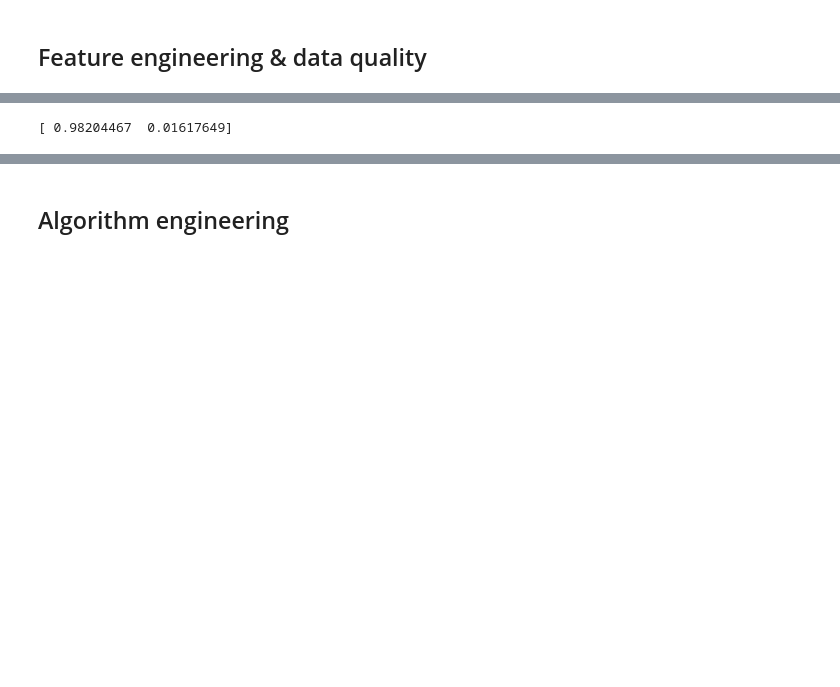
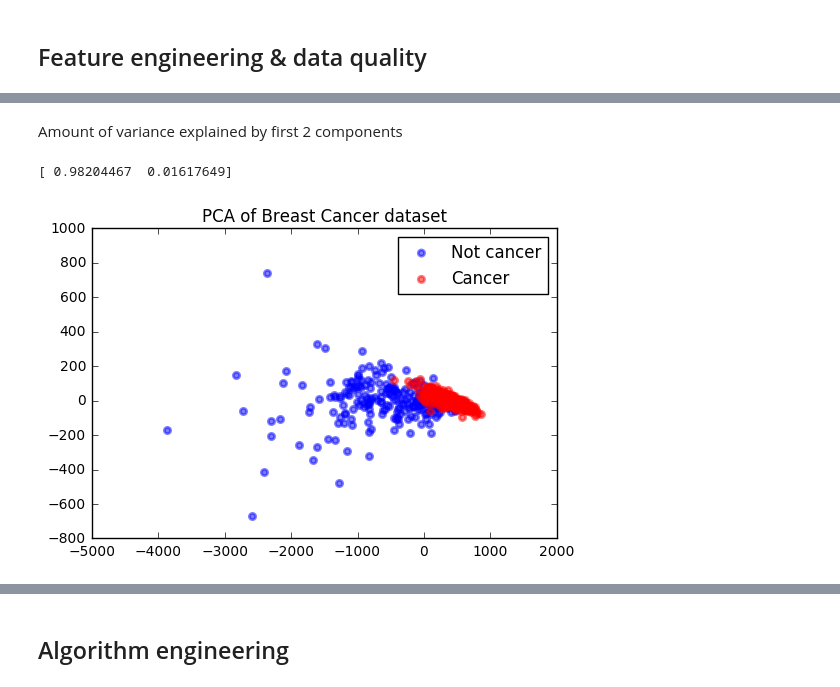
Before and after one commit to wespatrocinio/devweek_2017, a Jupyter notebook: notebooks/machine_learning.ipynb, the cells around one changed output, grey strips where cells are left out. Cells and saved outputs as stored; diff of their text form; code cells hidden in the pictures; blank space fills up the shorter version.

```diff
--- a/notebooks/machine_learning.ipynb
+++ b/notebooks/machine_learning.ipynb
@@ -196,6 +215,7 @@ PCA(copy=True, iterated_power='auto', n_components=2, random_state=None,
+# %% [markdown]
+Amount of variance explained by first 2 components
 # %%
-#Display amount of variance explained by first 2 components
 print str(pca.explained_variance_ratio_)
-drA = pca.transform(features)
+X_r = pca.transform(features)
 # %% [output]
 [ 0.98204467  0.01617649]
@@ -210,0 +227,10 @@ cpts_scaled = pd.DataFrame(pca.transform(X_train_scaled))
+# %%
+colors = ['blue', 'red']
+lw = 2
+
+for color, i, target_name in zip(colors, [0, 1], ['Not cancer', 'Cancer']):
+    plt.scatter(X_r[targets == i, 0], X_r[targets == i, 1], color=color, alpha=.5, lw=lw, label=target_name)
+plt.legend(loc='best', shadow=False, scatterpoints=1)
+_ = plt.title('PCA of Breast Cancer dataset')
+# %% [output]
+[figure, added]
```
Also changed, not shown: parts of 94 cells of this notebook, 2 other files.
